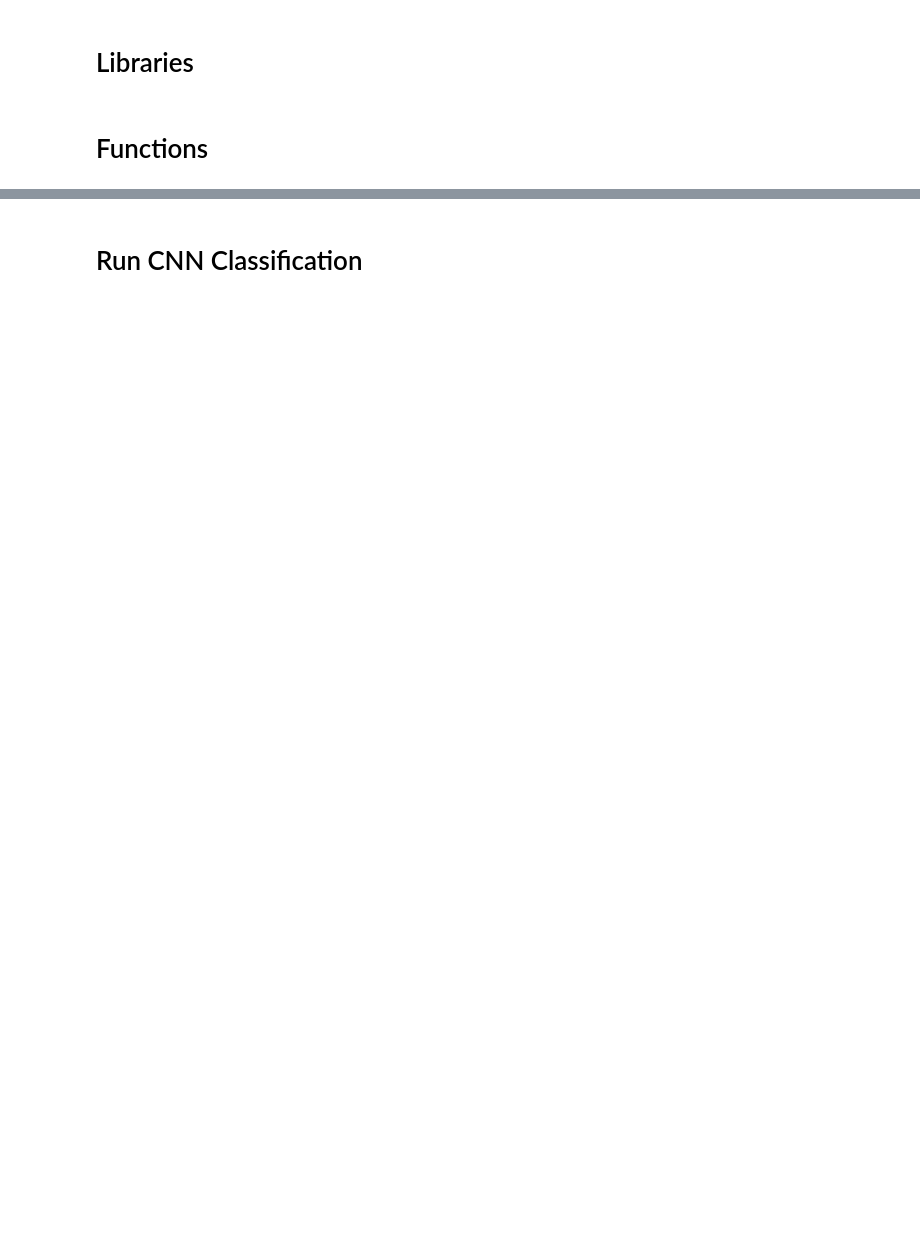
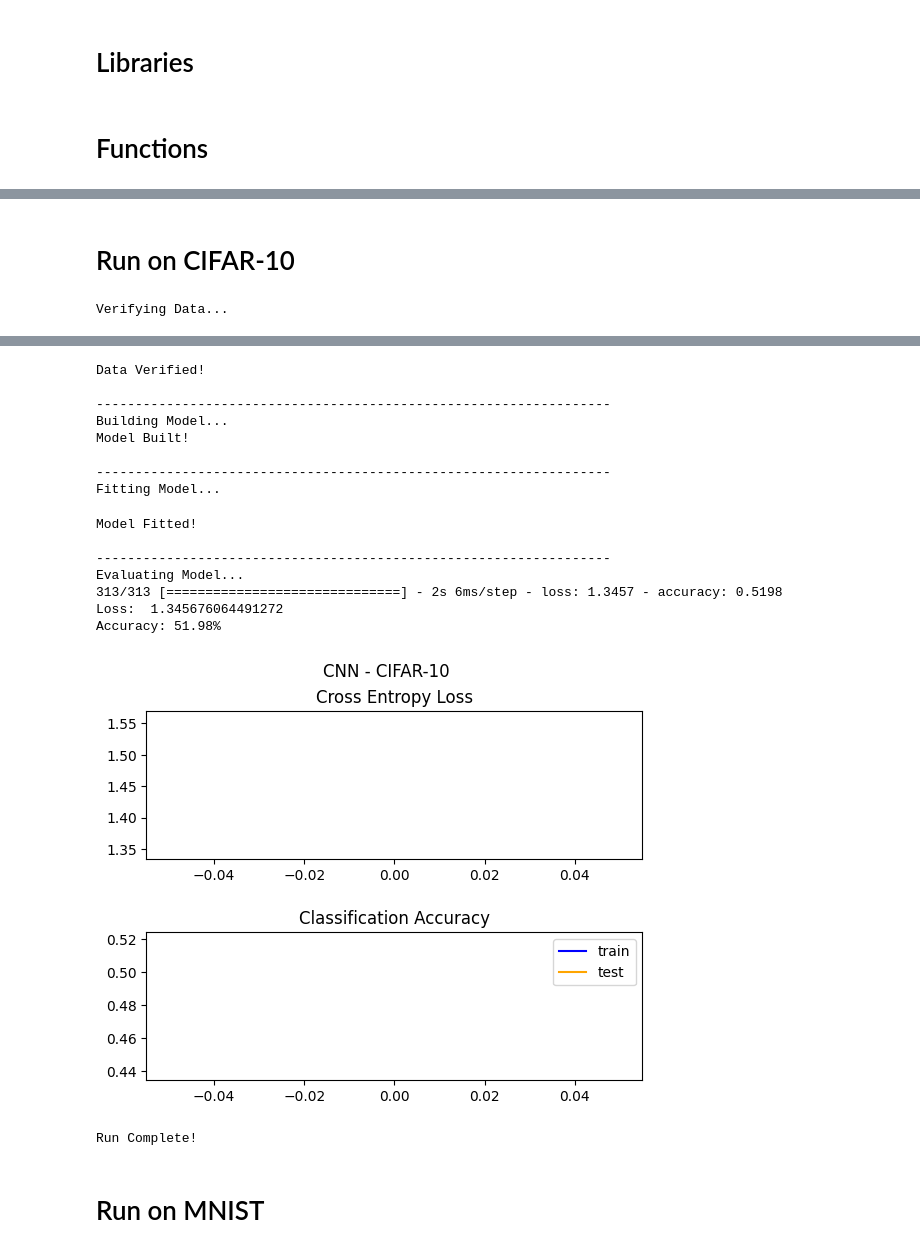
Before and after one commit to lin-shuang/cnn-classification, a Jupyter notebook: cnn.ipynb, the cells around one changed output, grey strips where cells are left out. Saved outputs shown, nothing was run; the diff lists cells and outputs as text; code cells hidden in the pictures; blank space fills up the shorter version.

```diff
--- a/cnn.ipynb
+++ b/cnn.ipynb
@@ -83,20 +56,3 @@ def load_CIFAR10():
     return ((train_images, train_labels), (test_images, test_labels))
-# %%
-# plot diagnostic learning curves
-def show_diagnostics(history):
-    # plot loss
-    plt.subplot(211)
-    plt.title('Cross Entropy Loss')
-    plt.plot(history.history['loss'], color='blue', label='train')
-    plt.plot(history.history['val_loss'], color='orange', label='test')
-    # plot accuracy
-    plt.subplot(212)
-    plt.title('Classification Accuracy')
-    plt.plot(history.history['accuracy'], color='blue', label='train')
-    plt.plot(history.history['val_accuracy'], color='orange', label='test')
-    # save plot to file
-    filename = sys.argv[0].split('/')[-1]
-    plt.savefig(filename + '_plot.png')
-    plt.close()
 # %%
 def build_model_CNN():
@@ -130,0 +142,38 @@ def verify_data(data, labels):
+# %% [markdown]
+# Run on CIFAR-10
+# %%
+# load dataset
+(train_data, train_labels), (test_data, test_labels) = load_CIFAR10()
+
+print("\nVerifying Data...")
+
+verify_data(train_data, train_labels)
+
+print("Data Verified!\n")
+print("------------------------------------------------------------------")
+print("Building Model...")
+
+model = build_model_CNN()
+
+print("Model Built!\n")
+print("------------------------------------------------------------------")
+print("Fitting Model...")
+
+# fit model
+model_CIFAR10 = model.fit(train_data, train_labels, epochs=1, batch_size=64, validation_data=(test_data, test_labels), verbose=0)
+
+print("Model Fitted!\n")
+print("------------------------------------------------------------------")
+print("Evaluating Model...")
+
+# evaluate model
+test_loss, test_acc = model.evaluate(test_data,  test_labels)
+print("Loss: ", test_loss)
+print(f"Accuracy: {test_acc :.2%}")
+
+# show learning curves
+show_diagnostics(model_CIFAR10, "CIFAR-10")
+
+print("\nRun Complete!\n")
+# %% [output]
+Verifying Data...
@@ -131,2 +181,19 @@ def verify_data(data, labels):
+Data Verified!
+
+------------------------------------------------------------------
+Building Model...
+Model Built!
+
+------------------------------------------------------------------
+Fitting Model...
+Model Fitted!
+
+------------------------------------------------------------------
+Evaluating Model...
+313/313 [==============================] - 2s 6ms/step - loss: 1.3457 - accuracy: 0.5198
+Loss:  1.345676064491272
+Accuracy: 51.98%
+[figure, added]
+Run Complete!
 # %% [markdown]
-# Run CNN Classification
+# Run on MNIST
```
Also changed, not shown: parts of 10 cells of this notebook, 2 other files.
